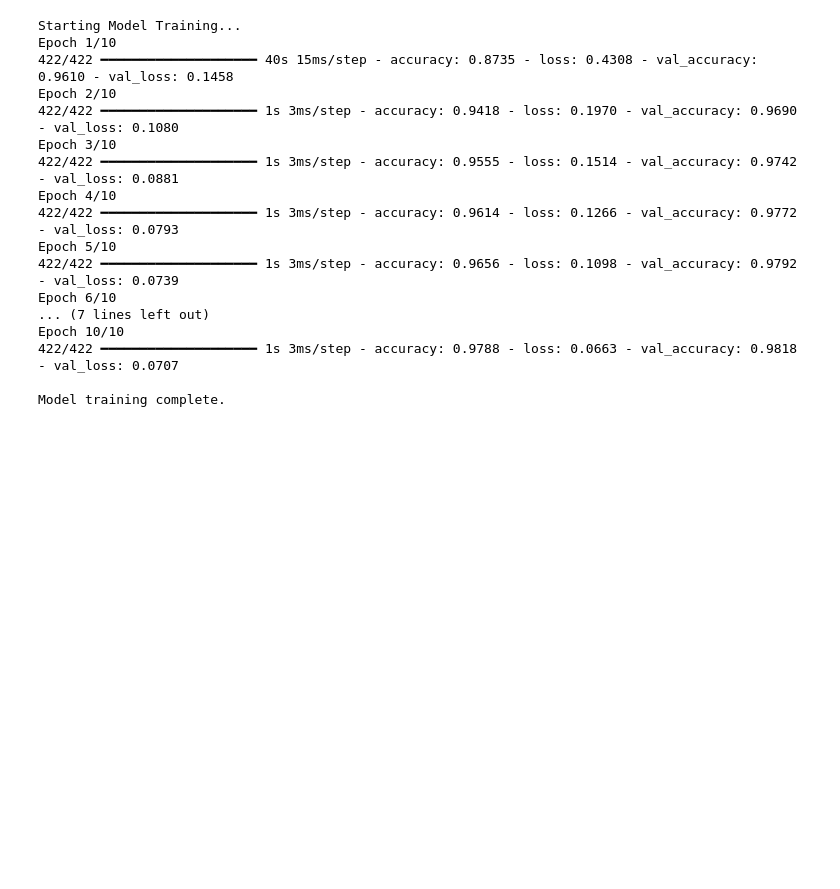
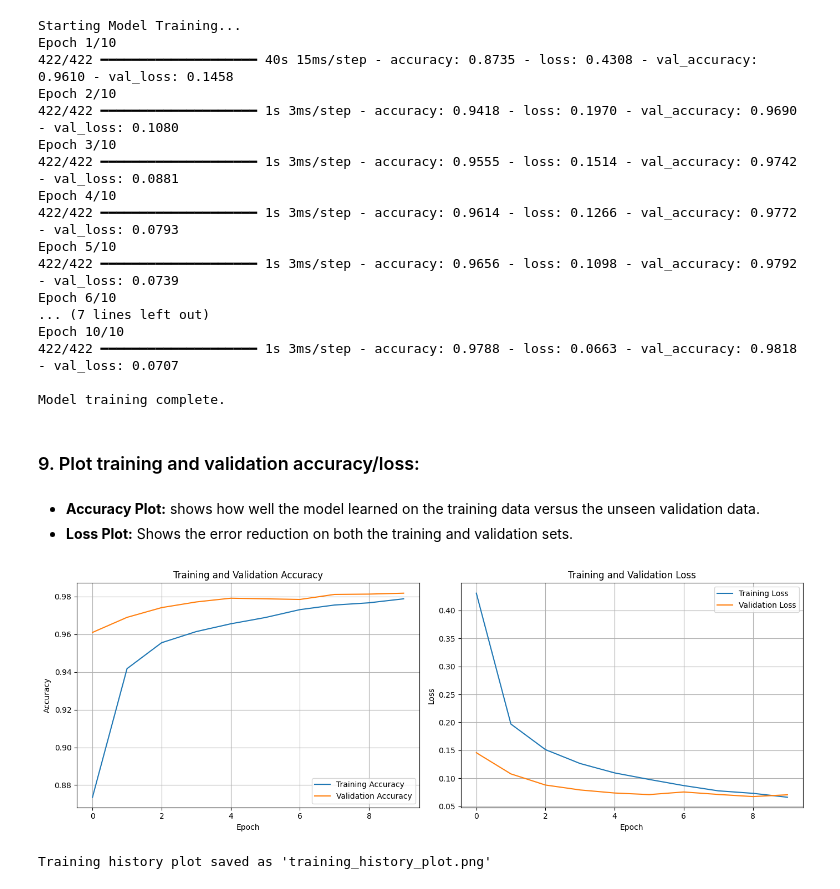
Before and after one commit to nadupoy/Cyber-Shujaa---Deep-Learning, a Jupyter notebook: deep_learning.ipynb, the cells around one changed output. Drawn from its saved outputs; the diff is of its cells as text; code cells hidden in the pictures; blank space fills up the shorter version.

Commit message:
Plotted training and validation accuracy/loss.

```diff
--- a/deep_learning.ipynb
+++ b/deep_learning.ipynb
@@ -229,3 +229,41 @@ Epoch 10/10
 422/422 ━━━━━━━━━━━━━━━━━━━━ 1s 3ms/step - accuracy: 0.9788 - loss: 0.0663 - val_accuracy: 0.9818 - val_loss: 0.0707
 
 Model training complete.
+# %% [markdown]
+### 9. Plot training and validation accuracy/loss:
+# %% [markdown]
+- **Accuracy Plot:** shows how well the model learned on the training data versus the unseen validation data.
+- **Loss Plot:** Shows the error reduction on both the training and validation sets.
+# %%
+# Get the data from the history object:
+history_data = history.history
+
+# Create a figure with two subplots:
+fig, (ax1, ax2) = plt.subplots(1, 2, figsize=(14, 5))
+
+# --- Plot 1: Accuracy ---
+ax1.plot(history_data['accuracy'], label='Training Accuracy')
+ax1.plot(history_data['val_accuracy'], label='Validation Accuracy')
+ax1.set_title('Training and Validation Accuracy')
+ax1.set_xlabel('Epoch')
+ax1.set_ylabel('Accuracy')
+ax1.legend()
+ax1.grid(True)
+
+# --- Plot 2: Loss ---
+ax2.plot(history_data['loss'], label='Training Loss')
+ax2.plot(history_data['val_loss'], label='Validation Loss')
+ax2.set_title('Training and Validation Loss')
+ax2.set_xlabel('Epoch')
+ax2.set_ylabel('Loss')
+ax2.legend()
+ax2.grid(True)
+
+plt.tight_layout()
+plt.savefig('training_history_plot.png')
+plt.show()
+
+print("Training history plot saved as 'training_history_plot.png'")
+# %% [output]
+[figure, added]
+Training history plot saved as 'training_history_plot.png'
```
Also changed, not shown: 1 other file.
